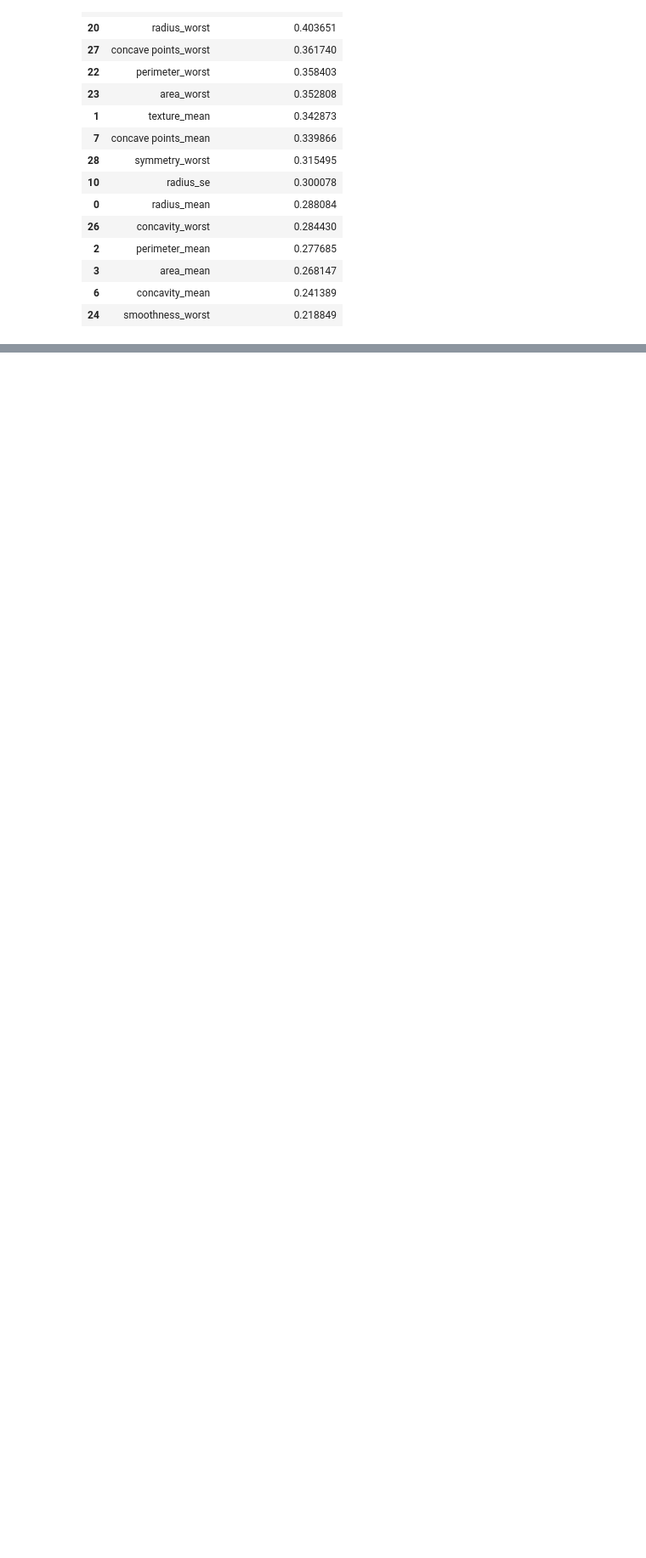
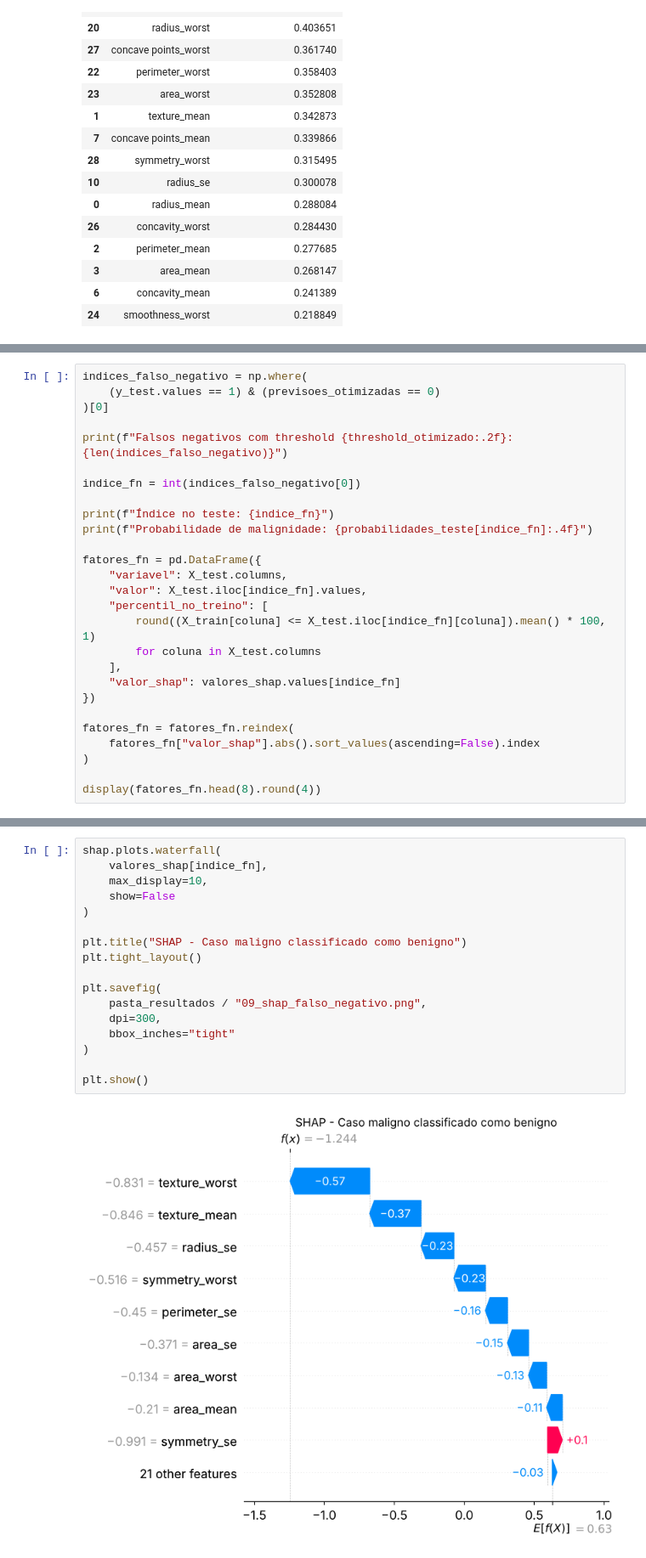
Before and after one commit to FerPonz98/FIAP_TechChallenge_02_2026, a Jupyter notebook: notebooks/03_threshold_e_explicabilidade.ipynb, the cells around one changed output, grey strips where cells are left out. Shown at 85% size. Drawn from its saved outputs; the diff is of its cells as text; blank space fills up the shorter version.

```diff
--- a/notebooks/03_threshold_e_explicabilidade.ipynb
+++ b/notebooks/03_threshold_e_explicabilidade.ipynb
@@ -863,0 +1024,27 @@ Essas informações serão utilizadas na próxima etapa para fornecer contexto a
+# %%
+indices_falso_negativo = np.where(
+    (y_test.values == 1) & (previsoes_otimizadas == 0)
+)[0]
+
+print(f"Falsos negativos com threshold {threshold_otimizado:.2f}: {len(indices_falso_negativo)}")
+
+indice_fn = int(indices_falso_negativo[0])
+
+print(f"Índice no teste: {indice_fn}")
+print(f"Probabilidade de malignidade: {probabilidades_teste[indice_fn]:.4f}")
+
+fatores_fn = pd.DataFrame({
+    "variavel": X_test.columns,
+    "valor": X_test.iloc[indice_fn].values,
+    "percentil_no_treino": [
+        round((X_train[coluna] <= X_test.iloc[indice_fn][coluna]).mean() * 100, 1)
+        for coluna in X_test.columns
+    ],
+    "valor_shap": valores_shap.values[indice_fn]
+})
+
+fatores_fn = fatores_fn.reindex(
+    fatores_fn["valor_shap"].abs().sort_values(ascending=False).index
+)
+
+display(fatores_fn.head(8).round(4))
@@ -863,0 +1064,19 @@ Essas informações serão utilizadas na próxima etapa para fornecer contexto a
+# %%
+shap.plots.waterfall(
+    valores_shap[indice_fn],
+    max_display=10,
+    show=False
+)
+
+plt.title("SHAP - Caso maligno classificado como benigno")
+plt.tight_layout()
+
+plt.savefig(
+    pasta_resultados / "09_shap_falso_negativo.png",
+    dpi=300,
+    bbox_inches="tight"
+)
+
+plt.show()
+# %% [output]
+[figure, added]
```
Also changed, not shown: parts of 21 cells of this notebook, 21 other files.
